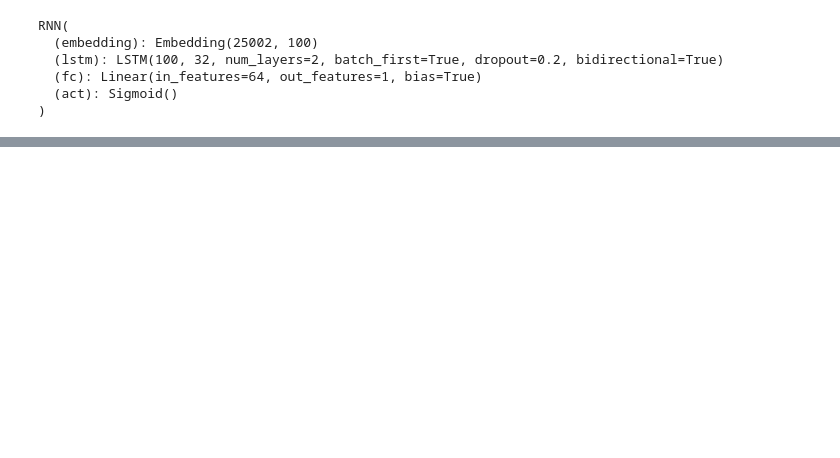
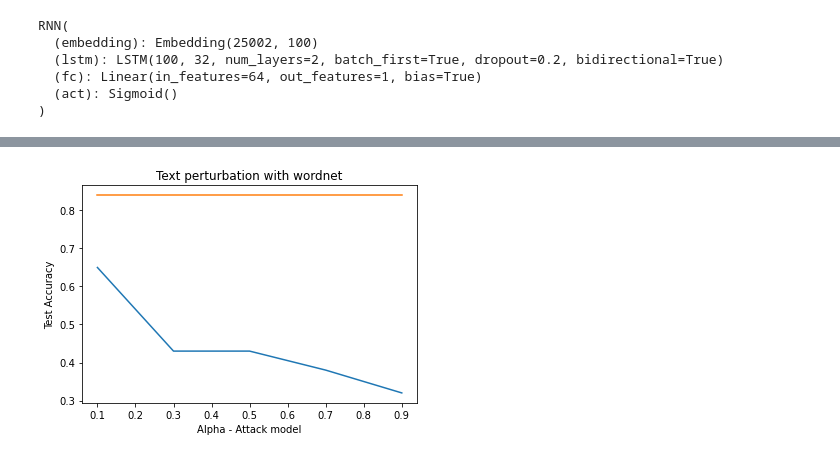
Before and after one commit to Lakshmi-bashyam/Text_perturbation_attack, a Jupyter notebook: new.ipynb, the cells around one changed output, grey strips where cells are left out. Drawn from its saved outputs; the diff is of its cells as text; code cells hidden in the pictures; blank space fills up the shorter version.

```diff
--- a/new.ipynb
+++ b/new.ipynb
@@ -98,0 +282,10 @@ text = """I wish I knew what to make of a movie like this. It seems to be divide
+# %%
+import matplotlib.pyplot as plt
+plt.plot([0.1,0.3,0.5,0.7,0.9], [0.65, 0.43, 0.43, 0.38, 0.32])
+plt.plot([0.1,0.3,0.5,0.7,0.9], [0.84, 0.84, 0.84, 0.84, 0.84])
+plt.xlabel("Alpha - Attack model")
+plt.ylabel("Test Accuracy")
+plt.title("Text perturbation with wordnet")
+plt.show()
+# %% [output]
+[figure, added]
```
Also changed, not shown: parts of 25 cells of this notebook.
